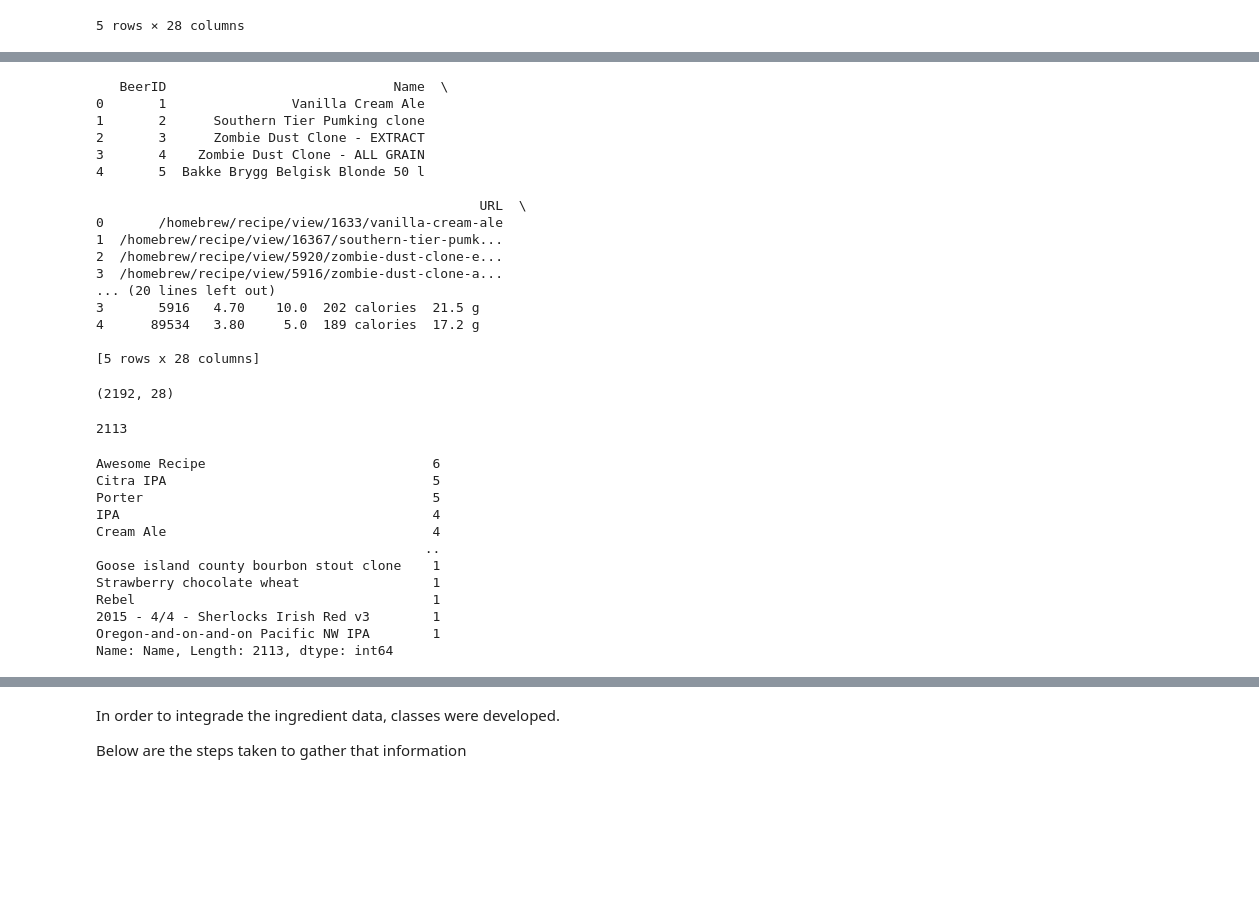
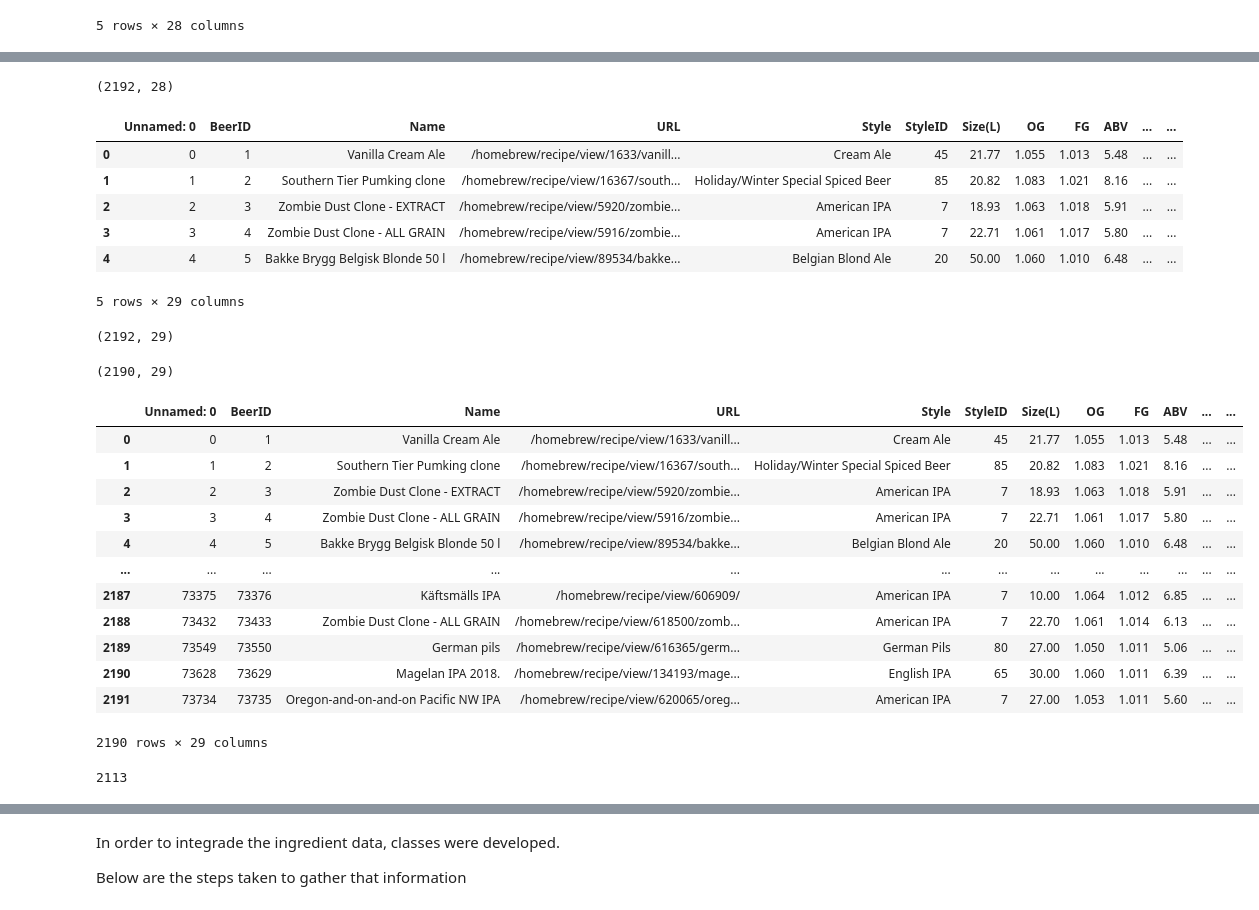
Before and after one commit to wessela42/DSCapstoneProject-2, a Jupyter notebook: DataScienceProject_BeerRatings_DataAquisition.ipynb, the cells around one changed output, grey strips where cells are left out. Cells and saved outputs as stored; diff of their text form; code cells hidden in the pictures; blank space fills up the shorter version.

```diff
--- a/DataScienceProject_BeerRatings_DataAquisition.ipynb
+++ b/DataScienceProject_BeerRatings_DataAquisition.ipynb
@@ -519,49 +454,51 @@ refined_recipe_df.shape
+# %%
+refined_recipe_df.shape
+# %% [output]
+(2192, 28)
 # %%
 # Save the refined data as a csv file for later: ___Data_refined.csv
 
 refined_recipe_df.to_csv('recipe_id_review_Data_refined.csv')
 # %%
-refined_recipe_df_= pd.read_csv('recipe_id_review_Data_refined.csv')
-print(refined_recipe_df.head())
+refined_recipe_df= pd.read_csv('recipe_id_review_Data_refined.csv')
+refined_recipe_df.head()
 # %% [output]
+|  | Unnamed: 0 | BeerID | Name | URL | Style | StyleID | Size(L) | OG | FG | ABV | ... | ... |
+| 0 | 0 | 1 | Vanilla Cream Ale | /homebrew/recipe/view/1633/vanill... | Cream Ale | 45 | 21.77 | 1.055 | 1.013 | 5.48 | ... | ... |
+| 1 | 1 | 2 | Southern Tier Pumking clone | /homebrew/recipe/view/16367/south... | Holiday/Winter Special Spiced Beer | 85 | 20.82 | 1.083 | 1.021 | 8.16 | ... | ... |
+| 2 | 2 | 3 | Zombie Dust Clone - EXTRACT | /homebrew/recipe/view/5920/zombie... | American IPA | 7 | 18.93 | 1.063 | 1.018 | 5.91 | ... | ... |
+| 3 | 3 | 4 | Zombie Dust Clone - ALL GRAIN | /homebrew/recipe/view/5916/zombie... | American IPA | 7 | 22.71 | 1.061 | 1.017 | 5.80 | ... | ... |
+| 4 | 4 | 5 | Bakke Brygg Belgisk Blonde 50 l | /homebrew/recipe/view/89534/bakke... | Belgian Blond Ale | 20 | 50.00 | 1.060 | 1.010 | 6.48 | ... | ... |
-   BeerID                             Name  \
-0       1                Vanilla Cream Ale
-1       2      Southern Tier Pumking clone
-2       3      Zombie Dust Clone - EXTRACT
-3       4    Zombie Dust Clone - ALL GRAIN
-4       5  Bakke Brygg Belgisk Blonde 50 l
-
-                                                 URL  \
-0       /homebrew/recipe/view/1633/vanilla-cream-ale
-1  /homebrew/recipe/view/16367/southern-tier-pumk...
-2  /homebrew/recipe/view/5920/zombie-dust-clone-e...
-3  /homebrew/recipe/view/5916/zombie-dust-clone-a...
-... (20 lines left out)
-3       5916   4.70    10.0  202 calories  21.5 g
-4      89534   3.80     5.0  189 calories  17.2 g
-
-[5 rows x 28 columns]
+5 rows × 29 columns
 # %%
-refined_recipe_df.head()
 refined_recipe_df.shape
 # %% [output]
-(2192, 28)
+(2192, 29)
+# %%
+'''Recipe ID 21783 is a root beer recipe and is outside the scope of this project. Recipe ID 314560 is not a real recipe.'''
+refined_recipe_df = refined_recipe_df[refined_recipe_df['Recipe ID'] != 21783]
+refined_recipe_df = refined_recipe_df[refined_recipe_df['Recipe ID'] != 314560]
+# %%
+refined_recipe_df.shape
+# %% [output]
+(2190, 29)
+# %%
+refined_recipe_df
+# %% [output]
+|  | Unnamed: 0 | BeerID | Name | URL | Style | StyleID | Size(L) | OG | FG | ABV | ... | ... |
+| 0 | 0 | 1 | Vanilla Cream Ale | /homebrew/recipe/view/1633/vanill... | Cream Ale | 45 | 21.77 | 1.055 | 1.013 | 5.48 | ... | ... |
+| 1 | 1 | 2 | Southern Tier Pumking clone | /homebrew/recipe/view/16367/south... | Holiday/Winter Special Spiced Beer | 85 | 20.82 | 1.083 | 1.021 | 8.16 | ... | ... |
+| 2 | 2 | 3 | Zombie Dust Clone - EXTRACT | /homebrew/recipe/view/5920/zombie... | American IPA | 7 | 18.93 | 1.063 | 1.018 | 5.91 | ... | ... |
+| 3 | 3 | 4 | Zombie Dust Clone - ALL GRAIN | /homebrew/recipe/view/5916/zombie... | American IPA | 7 | 22.71 | 1.061 | 1.017 | 5.80 | ... | ... |
+| 4 | 4 | 5 | Bakke Brygg Belgisk Blonde 50 l | /homebrew/recipe/view/89534/bakke... | Belgian Blond Ale | 20 | 50.00 | 1.060 | 1.010 | 6.48 | ... | ... |
+| ... | ... | ... | ... | ... | ... | ... | ... | ... | ... | ... | ... | ... |
+| 2187 | 73375 | 73376 | Käftsmälls IPA | /homebrew/recipe/view/606909/ | American IPA | 7 | 10.00 | 1.064 | 1.012 | 6.85 | ... | ... |
+| 2188 | 73432 | 73433 | Zombie Dust Clone - ALL GRAIN | /homebrew/recipe/view/618500/zomb... | American IPA | 7 | 22.70 | 1.061 | 1.014 | 6.13 | ... | ... |
+| 2189 | 73549 | 73550 | German pils | /homebrew/recipe/view/616365/germ... | German Pils | 80 | 27.00 | 1.050 | 1.011 | 5.06 | ... | ... |
+| 2190 | 73628 | 73629 | Magelan IPA 2018. | /homebrew/recipe/view/134193/mage... | English IPA | 65 | 30.00 | 1.060 | 1.011 | 6.39 | ... | ... |
+| 2191 | 73734 | 73735 | Oregon-and-on-and-on Pacific NW IPA | /homebrew/recipe/view/620065/oreg... | American IPA | 7 | 27.00 | 1.053 | 1.011 | 5.60 | ... | ... |
+2190 rows × 29 columns
 # %%
 len(refined_recipe_df['Name'].unique())
 # %% [output]
 2113
-# %%
-refined_recipe_df['Name'].value_counts()
-# %% [output]
-Awesome Recipe                             6
-Citra IPA                                  5
-Porter                                     5
-IPA                                        4
-Cream Ale                                  4
-                                          ..
-Goose island county bourbon stout clone    1
-Strawberry chocolate wheat                 1
-Rebel                                      1
-2015 - 4/4 - Sherlocks Irish Red v3        1
-Oregon-and-on-and-on Pacific NW IPA        1
-Name: Name, Length: 2113, dtype: int64
```
Also changed, not shown: parts of 132 cells of this notebook.
